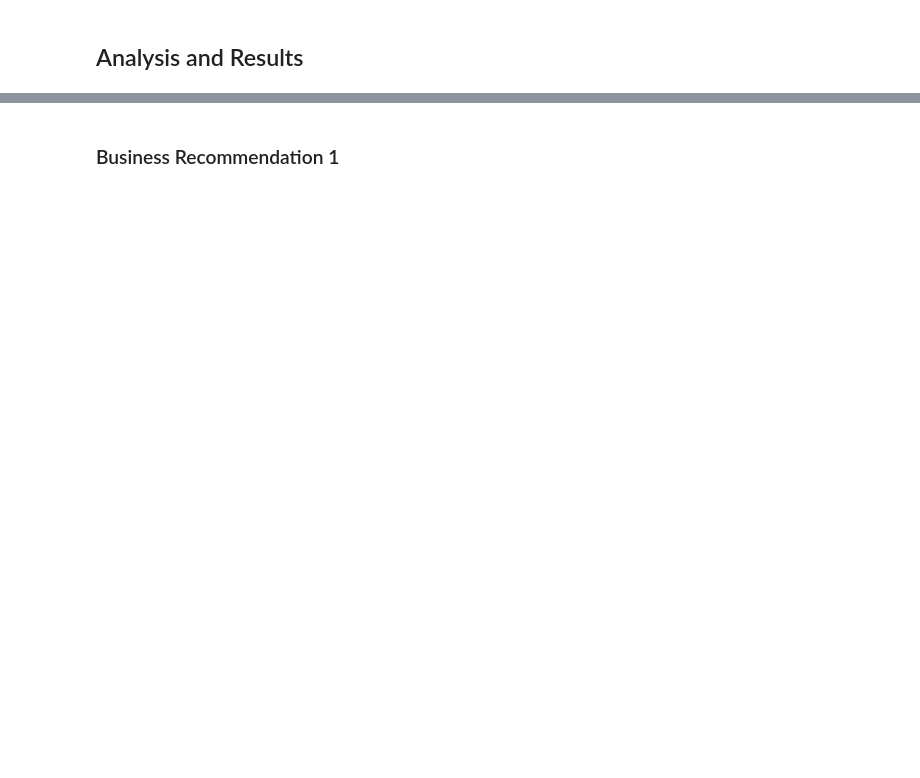
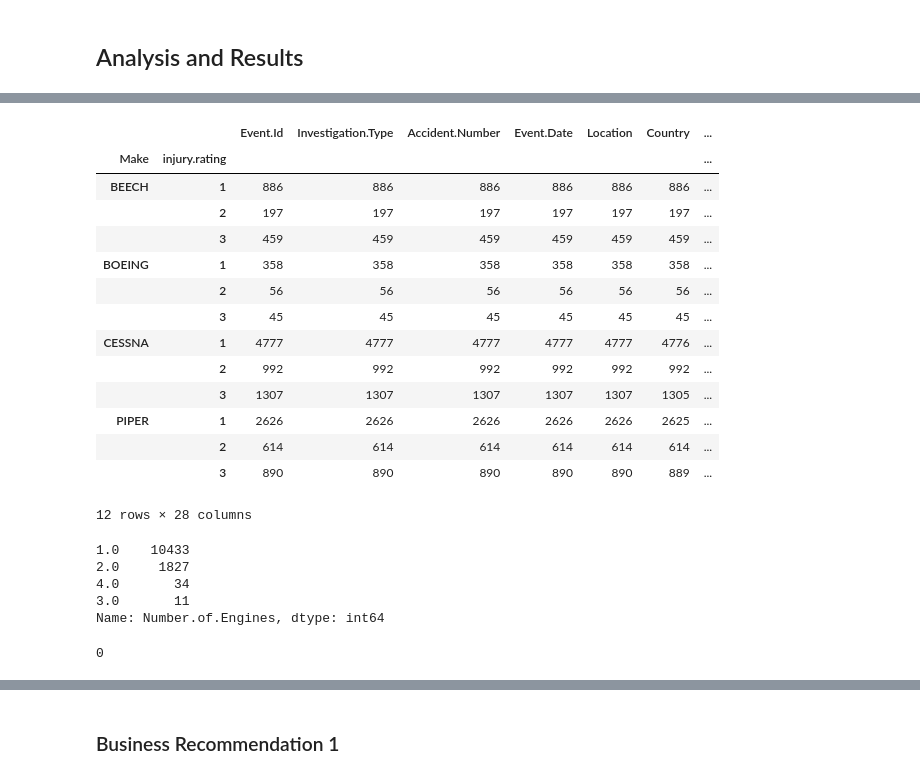
Before and after one commit to falloutb1tch/AvionicSafetyReport, a Jupyter notebook: Final.ipynb, the cells around one changed output, grey strips where cells are left out. Saved outputs shown, nothing was run; the diff lists cells and outputs as text; code cells hidden in the pictures; blank space fills up the shorter version.

```diff
--- a/Final.ipynb
+++ b/Final.ipynb
@@ -657,4 +657,4 @@ pared_down_df['Aircraft.damage'].unique()
 # %% [output]
 array(['Substantial', 'Destroyed', 'Minor', 'Unknown'], dtype=object)
 # %%
-pared_down_df = pared_down_df[pared_down_df['Aircraft.damage']]
+pared_down_df = pared_down_df[pared_down_df['Aircraft.damage'] != 'Unknown']
@@ -669,6 +667,6 @@ injurydict=dict(zip(InjurySeverity,InjuryRating))
 
 
 
-pared_down_df['rating'] = [injurydict[accident] if accident in injurydict else None for accident in pared_down_df['Accident.Category']]
+pared_down_df['injury.rating'] = [injurydict[accident] if accident in injurydict else None for accident in pared_down_df['Accident.Category']]
 pared_down_df.tail(10)
 # %% [output]
@@ -691,0 +685,9 @@ See the caveats in the documentation: https://pandas.pydata.org/pandas-docs/stab
+# %%
+DamageSeverity=['Minor', 'Substantial', 'Destroyed']
+damageRating=[1,2,3]
+damagedict=dict(zip(DamageSeverity,damageRating))
+
+
+
+pared_down_df['damage.rating'] = [damagedict[accident] if accident in damagedict else None for accident in pared_down_df['Aircraft.damage']]
+pared_down_df.tail(10)
@@ -691,0 +707,26 @@ See the caveats in the documentation: https://pandas.pydata.org/pandas-docs/stab
+# %%
+pared_down_df.groupby(by=['Make', 'injury.rating']).count()
+# %% [output]
+|  |  | Event.Id | Investigation.Type | Accident.Number | Event.Date | Location | Country | ... |
+| Make | injury.rating |  |  |  |  |  |  | ... |
+| BEECH | 1 | 886 | 886 | 886 | 886 | 886 | 886 | ... |
+|  | 2 | 197 | 197 | 197 | 197 | 197 | 197 | ... |
+|  | 3 | 459 | 459 | 459 | 459 | 459 | 459 | ... |
+| BOEING | 1 | 358 | 358 | 358 | 358 | 358 | 358 | ... |
+|  | 2 | 56 | 56 | 56 | 56 | 56 | 56 | ... |
+|  | 3 | 45 | 45 | 45 | 45 | 45 | 45 | ... |
+| CESSNA | 1 | 4777 | 4777 | 4777 | 4777 | 4777 | 4776 | ... |
+|  | 2 | 992 | 992 | 992 | 992 | 992 | 992 | ... |
+|  | 3 | 1307 | 1307 | 1307 | 1307 | 1307 | 1305 | ... |
+| PIPER | 1 | 2626 | 2626 | 2626 | 2626 | 2626 | 2625 | ... |
+|  | 2 | 614 | 614 | 614 | 614 | 614 | 614 | ... |
+|  | 3 | 890 | 890 | 890 | 890 | 890 | 889 | ... |
+12 rows × 28 columns
+# %%
+pared_down_df['Number.of.Engines'].value_counts()
+# %% [output]
+1.0    10433
+2.0     1827
+4.0       34
+3.0       11
+Name: Number.of.Engines, dtype: int64
@@ -691,0 +735,4 @@ See the caveats in the documentation: https://pandas.pydata.org/pandas-docs/stab
+# %%
+pared_down_df['Number.of.Engines'].isna().sum()
+# %% [output]
+0
```
Also changed, not shown: parts of 22 cells of this notebook.
